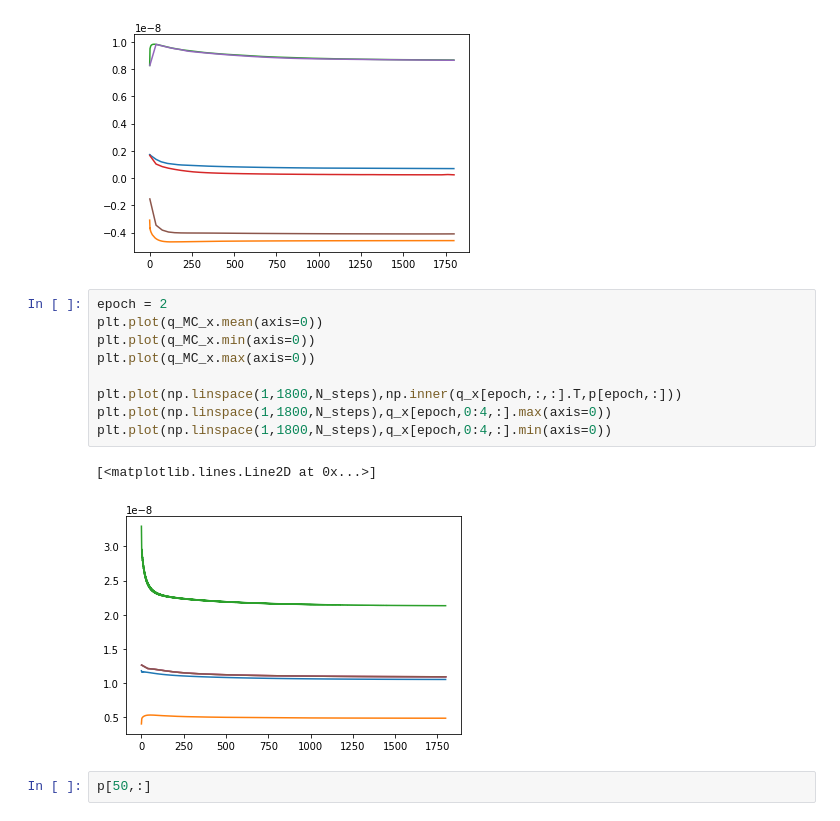
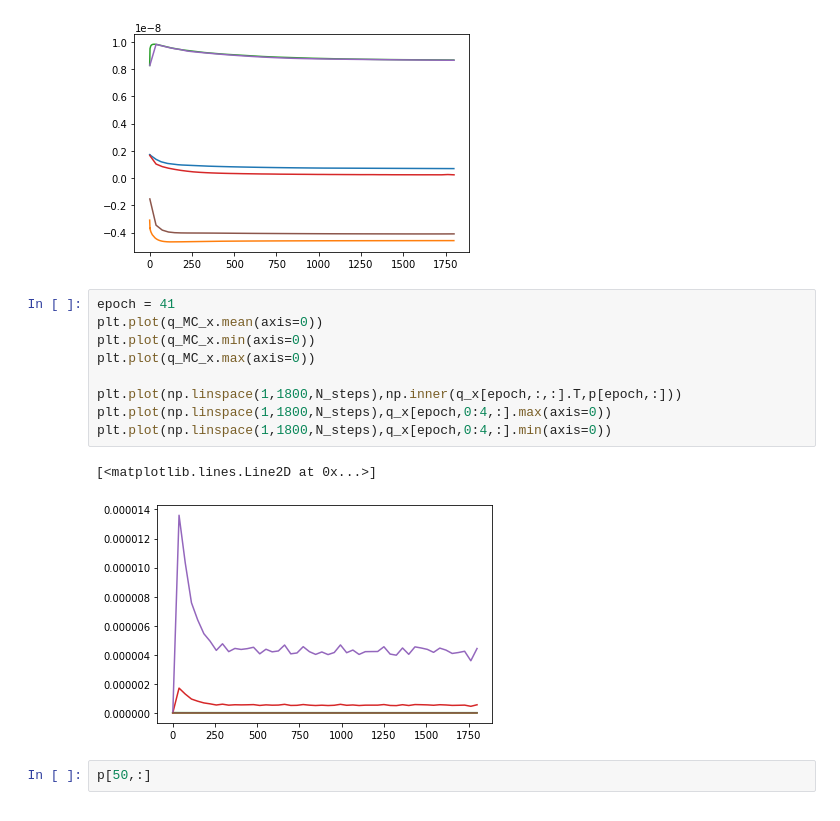
Before and after one commit to dbelivanis/Information-Theory-2, a Jupyter notebook: Optimization/check.ipynb, the cells around one changed output. Cells and saved outputs as stored; diff of their text form.

```diff
--- a/Optimization/check.ipynb
+++ b/Optimization/check.ipynb
@@ -93,17 +93,17 @@ plt.plot(np.linspace(1,1800,N_steps),q_y[epoch,0:4,:].min(axis=0))
 [<matplotlib.lines.Line2D at 0x...>]
 [figure]
 # %%
-epoch = 2
+epoch = 41
 plt.plot(q_MC_x.mean(axis=0))
 plt.plot(q_MC_x.min(axis=0))
 plt.plot(q_MC_x.max(axis=0))
 
 plt.plot(np.linspace(1,1800,N_steps),np.inner(q_x[epoch,:,:].T,p[epoch,:]))
 plt.plot(np.linspace(1,1800,N_steps),q_x[epoch,0:4,:].max(axis=0))
 plt.plot(np.linspace(1,1800,N_steps),q_x[epoch,0:4,:].min(axis=0))
 # %% [output]
 [<matplotlib.lines.Line2D at 0x...>]
-[figure, old version]
+[figure, new version]
 # %%
 p[50,:]
 # %% [output]
```
Also changed, not shown: 10 other files.
